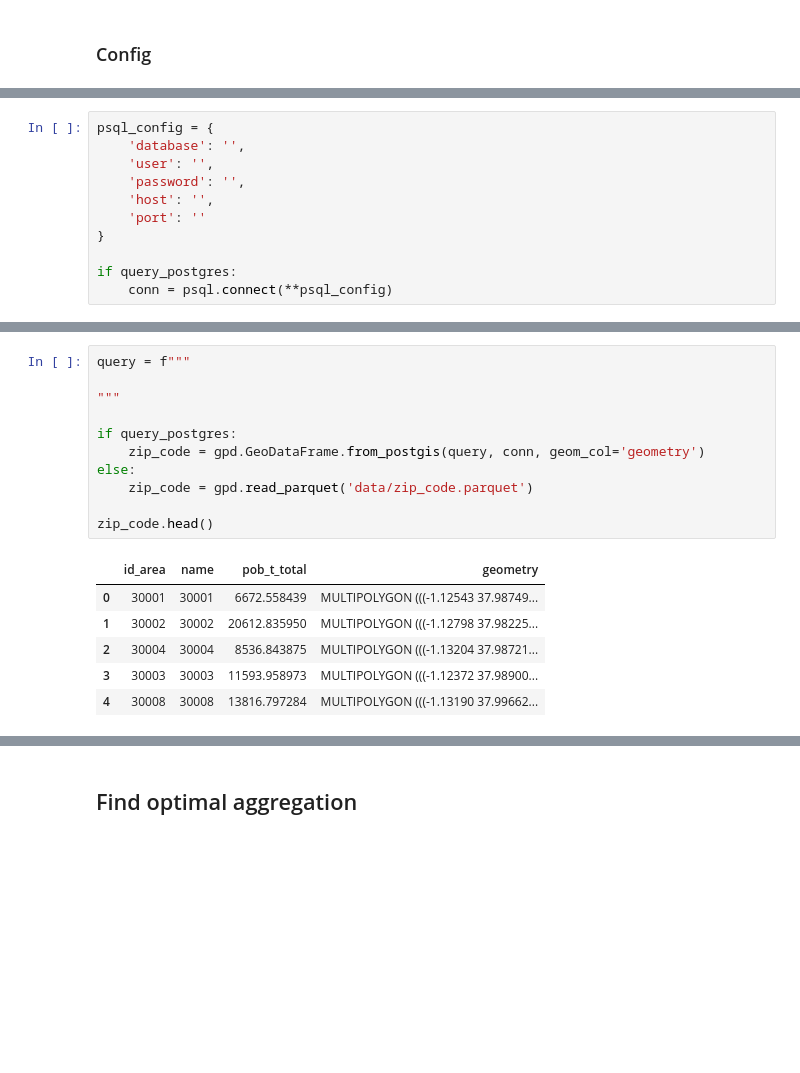
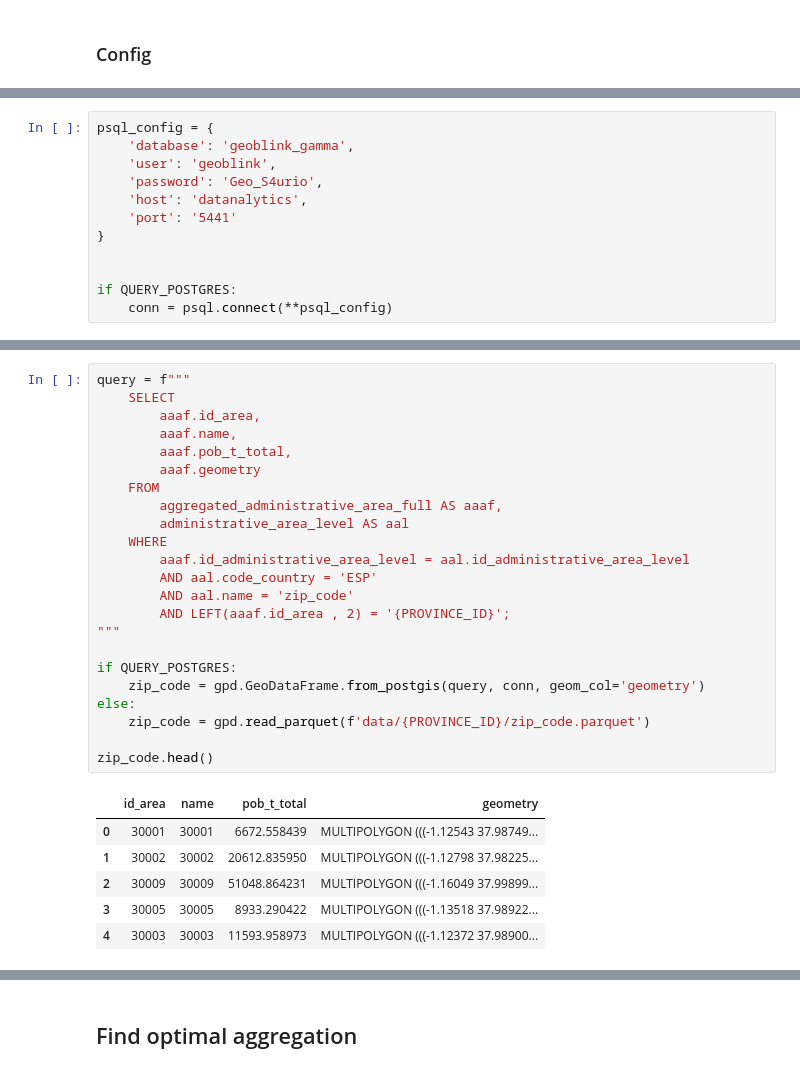
Before and after one commit to nplaton/diputado-distrito, a Jupyter notebook: diputado-distrito.ipynb, the cells around one changed output, grey strips where cells are left out. Drawn from its saved outputs; the diff is of its cells as text; blank space fills up the shorter version.

```diff
--- a/diputado-distrito.ipynb
+++ b/diputado-distrito.ipynb
@@ -141,13 +69,14 @@ province_mapper = {
 # %%
 psql_config = {
-    'database': '',
-    'user': '',
-    'password': '',
-    'host': '',
-    'port': ''
+    'database': 'geoblink_gamma',
+    'user': 'geoblink',
+    'password': 'Geo_S4urio',
+    'host': 'datanalytics',
+    'port': '5441'
 }
 
-if query_postgres:
+
+if QUERY_POSTGRES:
     conn = psql.connect(**psql_config)
 # %%
 query = f"""
@@ -210,19 +194,31 @@ district.head()
 # %%
 query = f"""
-
+    SELECT
+        aaaf.id_area,
+        aaaf.name,
+        aaaf.pob_t_total,
+        aaaf.geometry
+    FROM
+        aggregated_administrative_area_full AS aaaf,
+        administrative_area_level AS aal
+    WHERE
+        aaaf.id_administrative_area_level = aal.id_administrative_area_level
+        AND aal.code_country = 'ESP'
+        AND aal.name = 'zip_code'
+        AND LEFT(aaaf.id_area , 2) = '{PROVINCE_ID}';
 """
 
-if query_postgres:
+if QUERY_POSTGRES:
     zip_code = gpd.GeoDataFrame.from_postgis(query, conn, geom_col='geometry')
 else:
-    zip_code = gpd.read_parquet('data/zip_code.parquet')
+    zip_code = gpd.read_parquet(f'data/{PROVINCE_ID}/zip_code.parquet')
 
 zip_code.head()
 # %% [output]
 |  | id_area | name | pob_t_total | geometry |
 | 0 | 30001 | 30001 | 6672.558439 | MULTIPOLYGON (((-1.12543 37.98749... |
 | 1 | 30002 | 30002 | 20612.835950 | MULTIPOLYGON (((-1.12798 37.98225... |
-| 2 | 30004 | 30004 | 8536.843875 | MULTIPOLYGON (((-1.13204 37.98721... |
-| 3 | 30003 | 30003 | 11593.958973 | MULTIPOLYGON (((-1.12372 37.98900... |
-| 4 | 30008 | 30008 | 13816.797284 | MULTIPOLYGON (((-1.13190 37.99662... |
+| 2 | 30009 | 30009 | 51048.864231 | MULTIPOLYGON (((-1.16049 37.99899... |
+| 3 | 30005 | 30005 | 8933.290422 | MULTIPOLYGON (((-1.13518 37.98922... |
+| 4 | 30003 | 30003 | 11593.958973 | MULTIPOLYGON (((-1.12372 37.98900... |
 # %%
```
Also changed, not shown: parts of 38 cells of this notebook, 4 other files.
